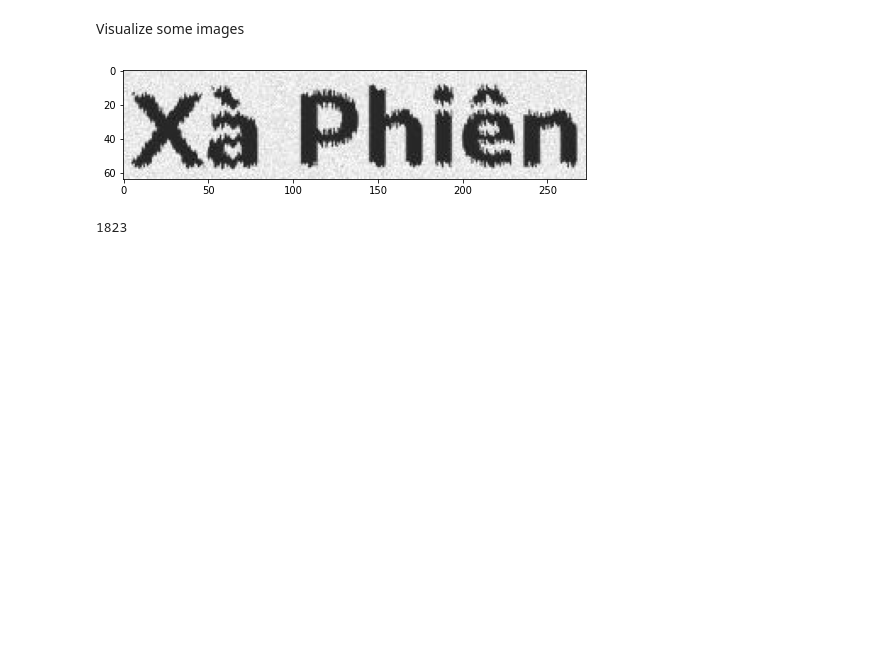
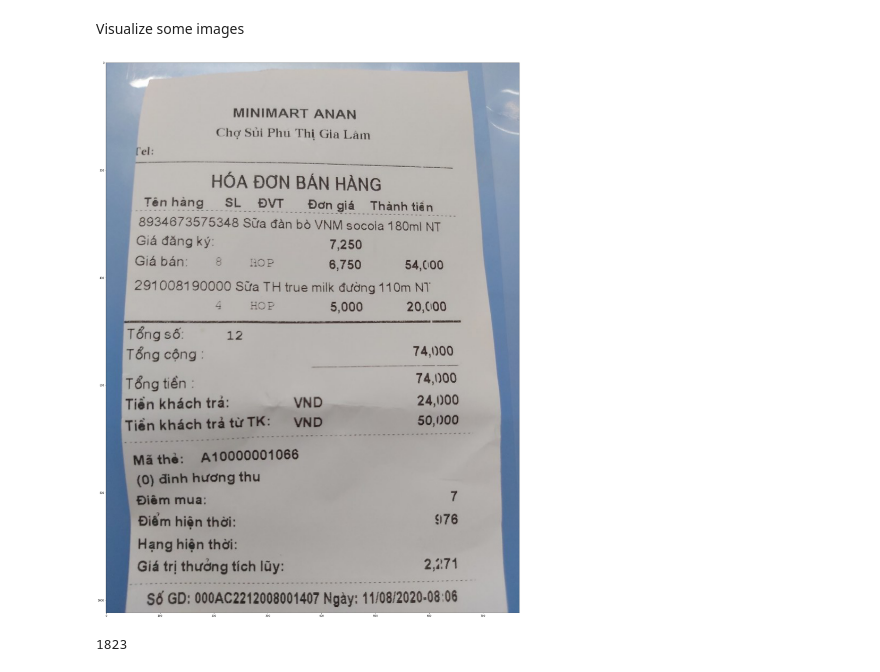
Before and after one commit to hungpham13/Vietnamese-HTR, a Jupyter notebook: vietocr_gettingstart.ipynb, the cells around one changed output. Saved outputs shown, nothing was run; the diff lists cells and outputs as text; code cells hidden in the pictures; blank space fills up the shorter version.

```diff
--- a/vietocr_gettingstart.ipynb
+++ b/vietocr_gettingstart.ipynb
@@ -193,14 +197,14 @@ NotebookApp.rate_limit_window=3.0 (secs)
 Visualize some images
 # %%
 from matplotlib import pyplot as plt
-plt.rcParams["figure.figsize"] = [7.00, 3.50]
+plt.rcParams["figure.figsize"] = [30.00, 30.50]
 plt.rcParams["figure.autolayout"] = True
-im = plt.imread("./ocr_dataset/meta/41034.jpg")
+im = plt.imread("/content/mc_ocr/mcocr_public_train_test_shared_data/mcocr_train_data/train_images/mcocr_public_145013ddcph.jpg")
 fig, ax = plt.subplots()
 im = ax.imshow(im)
 plt.show()
 # %% [output]
-[figure, old version]
+[figure, new version]
 # %%
 import glob
 from pathlib import Path
```
Also changed, not shown: parts of 1 cell of this notebook.
